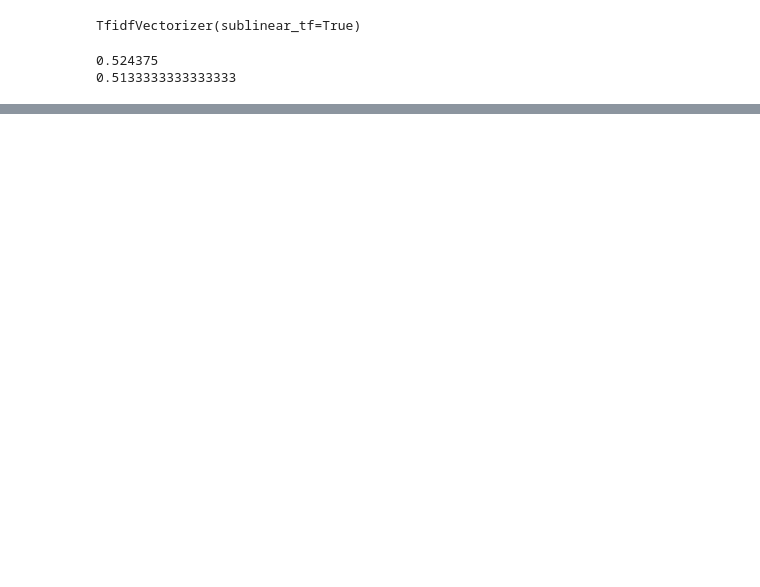
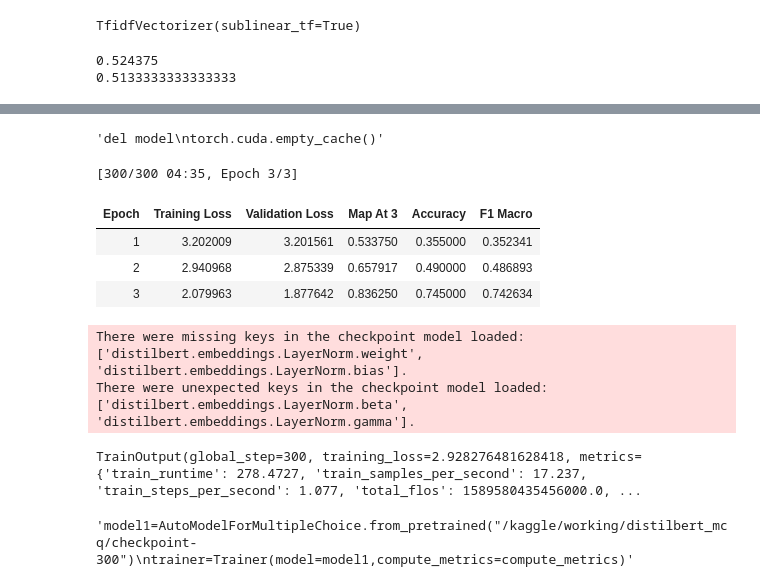
Before and after one commit to 24f2002314/DL-24f2002314-notebook-t22026, a Jupyter notebook: DL-24f2002314-notebook-t22026.ipynb, the cells around one changed output, grey strips where cells are left out. Drawn from its saved outputs; the diff is of its cells as text; code cells hidden in the pictures; blank space fills up the shorter version.

Commit message:
Kaggle Notebook | DL-24f2002314-notebook-t22026 | Version 20

```diff
--- a/DL-24f2002314-notebook-t22026.ipynb
+++ b/DL-24f2002314-notebook-t22026.ipynb
@@ -744,0 +601,22 @@ Model submission saved!
+# %%
+from transformers import AutoModelForMultipleChoice,AutoTokenizer,TrainingArguments,Trainer
+import torch
+
+model_name="distilbert-base-uncased"
+tokeniser=AutoTokenizer.from_pretrained(model_name)
+model=AutoModelForMultipleChoice.from_pretrained(model_name,ignore_mismatched_sizes=True)
+
+def preprocessing(data):
+    prompts=[[p]*5 for p in data['prompt']]
+    options=[[data[o][i] for o in ['A','B','C','D','E']] for i in range(len(data['prompt']))]
+    prompts=sum(prompts,[])
+    options=sum(options,[])
+    processed=tokeniser(prompts,options,truncation=True,max_length=256,padding='max_length')
+    result={k:[v[i:i+5] for i in range(0,len(v),5)] for k,v in processed.items()}
+    if "label" in data:
+         result["label"]=data["label"]
+
+    return result
+
+processed_train=train_dataset.map(preprocessing,batched=True,remove_columns=train_dataset.column_names)
+processed_val=val_dataset.map(preprocessing,batched=True,remove_columns=val_dataset.column_names)
@@ -744,0 +640,34 @@ Model submission saved!
+# %%
+from sklearn.metrics import f1_score
+
+def compute_metrics(eval_pred):
+    logits,labels=eval_pred
+    top3=np.argsort(-logits,axis=1)[:,:3]
+    ap=[1.0/(list(row).index(l)+1) if l in row else 0.0 for row,l in zip(top3,labels)]
+    acc=(np.argmax(logits, axis=1)==labels).mean()
+    preds=np.argmax(logits,axis=1)
+    f1_macro=f1_score(labels,preds,average="macro")
+    return {"map_at_3":np.mean(ap),"accuracy":acc,"f1_macro":f1_macro}
+# %%
+"""del model
+torch.cuda.empty_cache()"""
+# %% [output]
+'del model\ntorch.cuda.empty_cache()'
+# %%
+processed_train.set_format(type="torch",columns=["input_ids","attention_mask","label"])
+processed_val.set_format(type="torch",columns=["input_ids","attention_mask","label"])
+
+train_args=TrainingArguments(output_dir="./distilbert_mcq",learning_rate=2e-5,eval_strategy="epoch",save_strategy="epoch",num_train_epochs=3,warmup_steps=500,remove_unused_columns=False,max_grad_norm=1.0,
+                             fp16=False,weight_decay=0.01,logging_steps=10,metric_for_best_model="map_at_3",per_device_train_batch_size=8,per_device_eval_batch_size=8,load_best_model_at_end=True)
+
+trainer=Trainer(model=model,args=train_args,train_dataset=processed_train,eval_dataset=processed_val,compute_metrics=compute_metrics)
+trainer.train()
+# %% [output]
+[300/300 04:35, Epoch 3/3]
+| Epoch | Training Loss | Validation Loss | Map At 3 | Accuracy | F1 Macro |
+| 1 | 3.202009 | 3.201561 | 0.533750 | 0.355000 | 0.352341 |
+| 2 | 2.940968 | 2.875339 | 0.657917 | 0.490000 | 0.486893 |
+| 3 | 2.079963 | 1.877642 | 0.836250 | 0.745000 | 0.742634 |
+There were missing keys in the checkpoint model loaded: ['distilbert.embeddings.LayerNorm.weight', 'distilbert.embeddings.LayerNorm.bias'].
+There were unexpected keys in the checkpoint model loaded: ['distilbert.embeddings.LayerNorm.beta', 'distilbert.embeddings.LayerNorm.gamma'].
+TrainOutput(global_step=300, training_loss=2.928276481628418, metrics={'train_runtime': 278.4727, 'train_samples_per_second': 17.237, 'train_steps_per_second': 1.077, 'total_flos': 1589580435456000.0, ...
@@ -744,0 +678,5 @@ Model submission saved!
+# %%
+"""model1=AutoModelForMultipleChoice.from_pretrained("/kaggle/working/distilbert_mcq/checkpoint-300")
+trainer=Trainer(model=model1,compute_metrics=compute_metrics)"""
+# %% [output]
+'model1=AutoModelForMultipleChoice.from_pretrained("/kaggle/working/distilbert_mcq/checkpoint-300")\ntrainer=Trainer(model=model1,compute_metrics=compute_metrics)'
```
Also changed, not shown: parts of 74 cells of this notebook.
